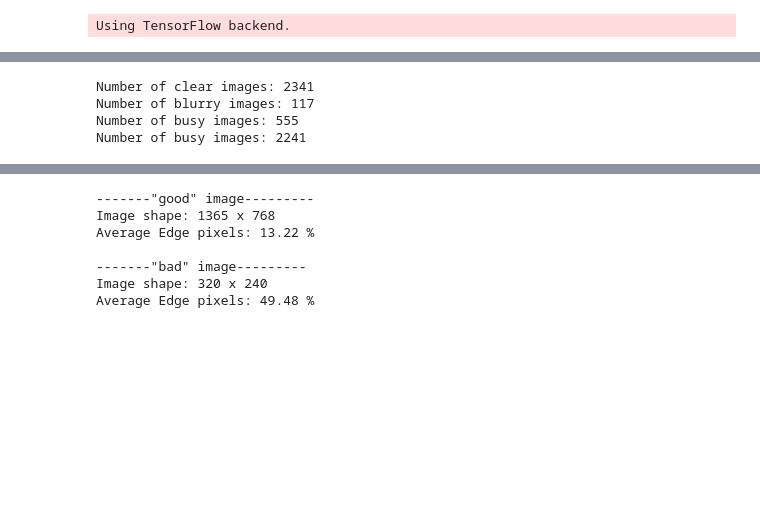
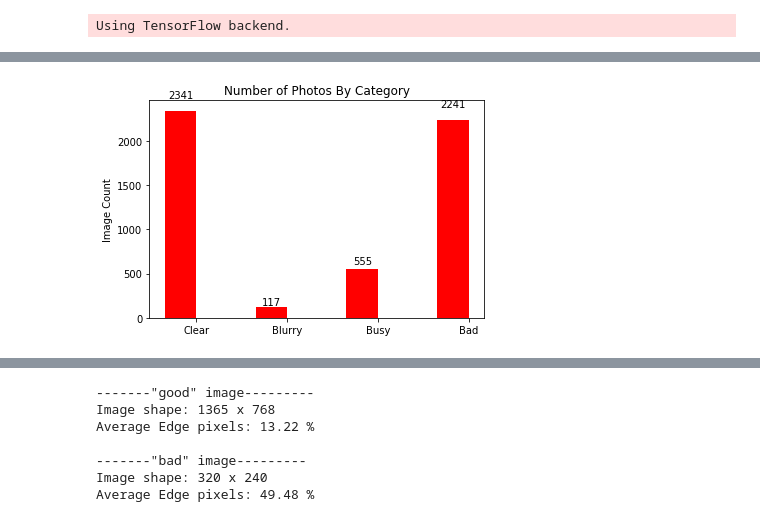
Before and after one commit to Dominiquo/image_quality, a Jupyter notebook: Quality_Control_Model.ipynb, the cells around one changed output, grey strips where cells are left out. Drawn from its saved outputs; the diff is of its cells as text; code cells hidden in the pictures; blank space fills up the shorter version.

```diff
--- a/Quality_Control_Model.ipynb
+++ b/Quality_Control_Model.ipynb
@@ -48,16 +50,42 @@ clear_path = 'data/goodbadcombined/clear_leaves'
 blurry_path = 'data/goodbadcombined/blurry/'
 busy_path = 'data/goodbadcombined/busy/'
 bad_path = 'data/goodbadcombined/bad_image'
-# %%
-print 'Number of clear images:', len(os.listdir(clear_path))
-print 'Number of blurry images:', len(os.listdir(blurry_path))
-print 'Number of busy images:', len(os.listdir(busy_path))
-print 'Number of busy images:', len(os.listdir(bad_path))
-# %% [output]
-Number of clear images: 2341
-Number of blurry images: 117
-Number of busy images: 555
-Number of busy images: 2241
+# %%
+n_clear = len(os.listdir(clear_path))
+n_blurry = len(os.listdir(blurry_path))
+n_busy = len(os.listdir(busy_path))
+n_bad = len(os.listdir(bad_path))
+
+N = 4
+n_photos = (n_clear, n_blurry, n_busy, n_bad)
+
+ind = np.arange(N)  # the x locations for the groups
+width = 0.35       # the width of the bars
+
+fig, ax = plt.subplots()
+rects1 = ax.bar(ind, n_photos, width, color='r')
+
+# add some text for labels, title and axes ticks
+ax.set_ylabel('Image Count')
+ax.set_title('Number of Photos By Category')
+ax.set_xticks(ind + width / 2)
+ax.set_xticklabels(('Clear', 'Blurry', 'Busy', 'Bad'))
+
+
+def autolabel(rects):
+    """
+    Attach a text label above each bar displaying its height
+    """
+    for rect in rects:
+        height = rect.get_height()
+        ax.text(rect.get_x() + rect.get_width()/2., 1.05*height,
+                '%d' % int(height),
+                ha='center', va='bottom')
+
+autolabel(rects1)
+plt.show()
+# %% [output]
+[figure, added]
 # %% [markdown]
 ##### Early Hypothesis: Edges
 
```
Also changed, not shown: parts of 7 cells of this notebook, 1 other file.
